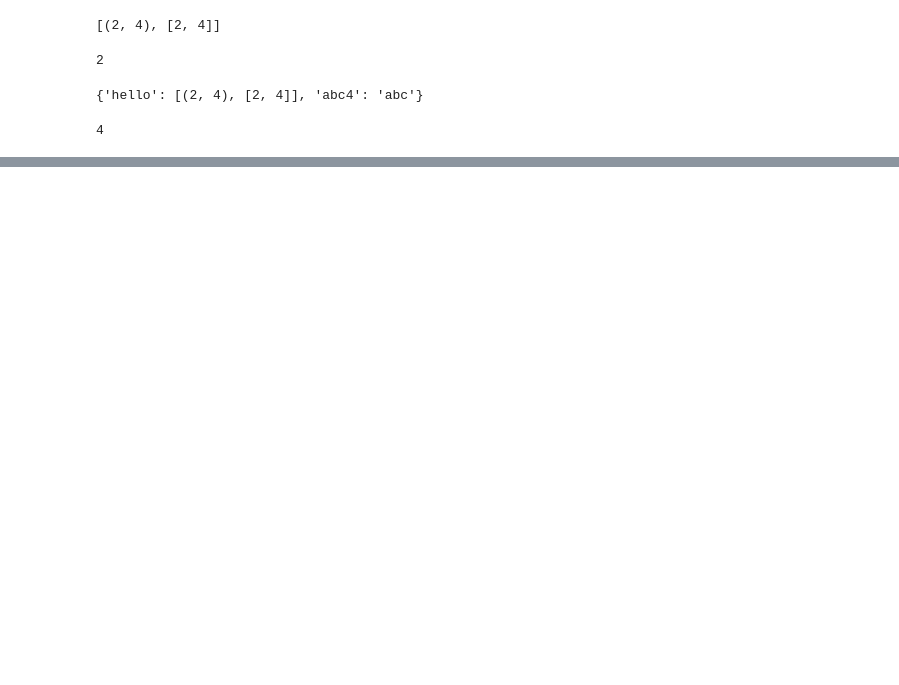
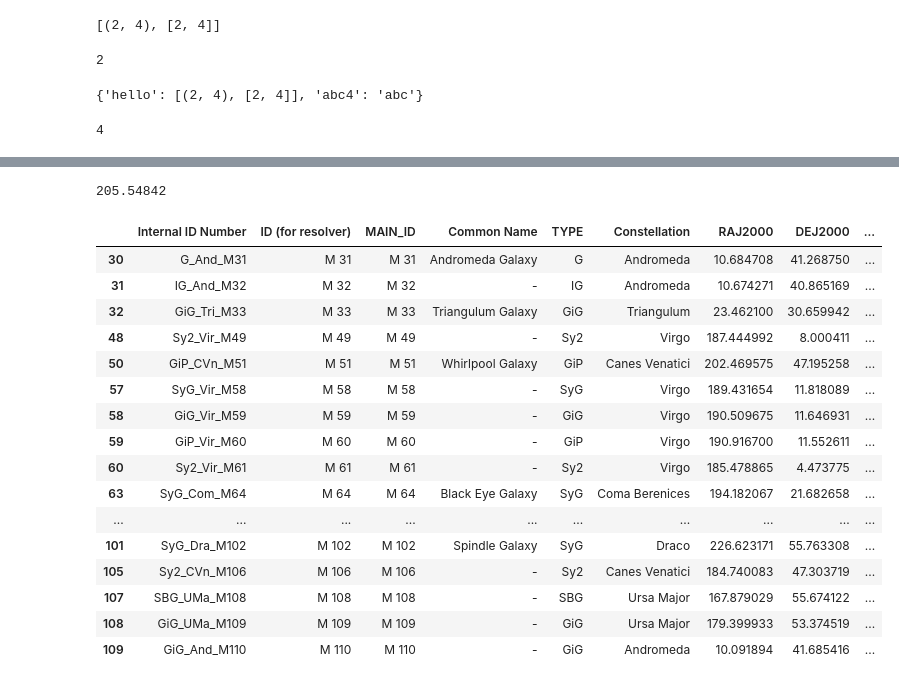
Before and after one commit to vvkrddy/Star-Hopping, a Jupyter notebook: data_stats.ipynb, the cells around one changed output, grey strips where cells are left out. Saved outputs shown, nothing was run; the diff lists cells and outputs as text; code cells hidden in the pictures; blank space fills up the shorter version.

```diff
--- a/data_stats.ipynb
+++ b/data_stats.ipynb
@@ -223,0 +410,28 @@ IndexError: list index out of range
+# %%
+ms.iloc[2]['RAJ2000']
+# %% [output]
+205.54842
+# %%
+ga_ms = ms[(ms["TYPE"] == 'G') | (ms["TYPE"] == 'Sy2') | (ms["TYPE"] == 'IG') | (ms["TYPE"] == 'GiG') | (
+        ms["TYPE"] == 'GiP') | (ms["TYPE"] == 'SyG') | (ms["TYPE"] == 'SBG') | (ms["TYPE"] == 'BiC') | (
+                   ms["TYPE"] == 'H2G')]
+# %%
+ga_ms
+# %% [output]
+|  | Internal ID Number | ID (for resolver) | MAIN_ID | Common Name | TYPE | Constellation | RAJ2000 | DEJ2000 | ... |
+| 30 | G_And_M31 | M 31 | M 31 | Andromeda Galaxy | G | Andromeda | 10.684708 | 41.268750 | ... |
+| 31 | IG_And_M32 | M 32 | M 32 | - | IG | Andromeda | 10.674271 | 40.865169 | ... |
+| 32 | GiG_Tri_M33 | M 33 | M 33 | Triangulum Galaxy | GiG | Triangulum | 23.462100 | 30.659942 | ... |
+| 48 | Sy2_Vir_M49 | M 49 | M 49 | - | Sy2 | Virgo | 187.444992 | 8.000411 | ... |
+| 50 | GiP_CVn_M51 | M 51 | M 51 | Whirlpool Galaxy | GiP | Canes Venatici | 202.469575 | 47.195258 | ... |
+| 57 | SyG_Vir_M58 | M 58 | M 58 | - | SyG | Virgo | 189.431654 | 11.818089 | ... |
+| 58 | GiG_Vir_M59 | M 59 | M 59 | - | GiG | Virgo | 190.509675 | 11.646931 | ... |
+| 59 | GiP_Vir_M60 | M 60 | M 60 | - | GiP | Virgo | 190.916700 | 11.552611 | ... |
+| 60 | Sy2_Vir_M61 | M 61 | M 61 | - | Sy2 | Virgo | 185.478865 | 4.473775 | ... |
+| 63 | SyG_Com_M64 | M 64 | M 64 | Black Eye Galaxy | SyG | Coma Berenices | 194.182067 | 21.682658 | ... |
+| ... | ... | ... | ... | ... | ... | ... | ... | ... | ... |
+| 101 | SyG_Dra_M102 | M 102 | M 102 | Spindle Galaxy | SyG | Draco | 226.623171 | 55.763308 | ... |
+| 105 | Sy2_CVn_M106 | M 106 | M 106 | - | Sy2 | Canes Venatici | 184.740083 | 47.303719 | ... |
+| 107 | SBG_UMa_M108 | M 108 | M 108 | - | SBG | Ursa Major | 167.879029 | 55.674122 | ... |
+| 108 | GiG_UMa_M109 | M 109 | M 109 | - | GiG | Ursa Major | 179.399933 | 53.374519 | ... |
+| 109 | GiG_And_M110 | M 110 | M 110 | - | GiG | Andromeda | 10.091894 | 41.685416 | ... |
```
Also changed, not shown: parts of 43 cells of this notebook, 4 other files.
